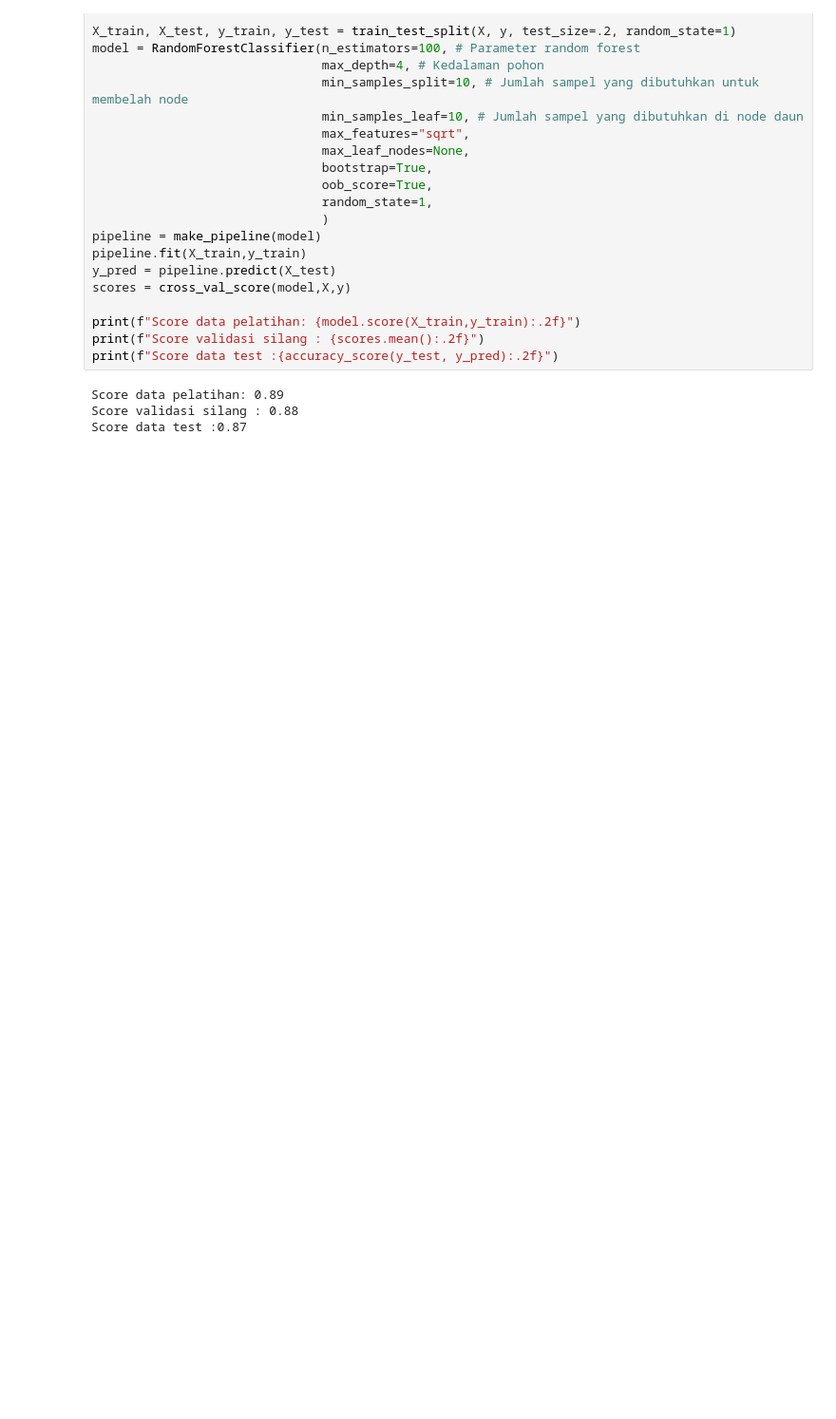
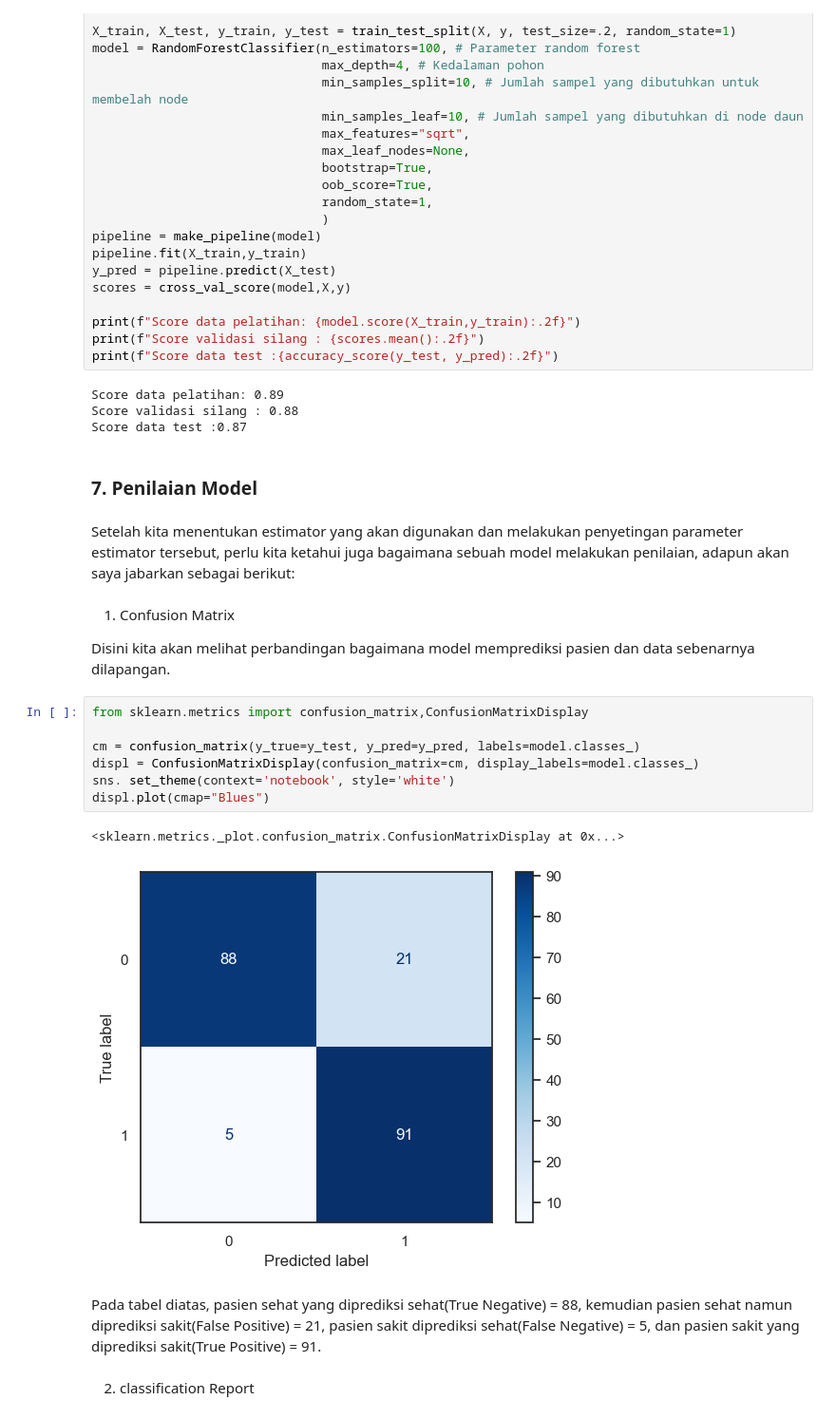
Before and after one commit to arya475/Data-Science, a Jupyter notebook: Project-Data-Science/notebooks/main.ipynb, the cells around one changed output. Shown at 95% size. Cells and saved outputs as stored; diff of their text form; blank space fills up the shorter version.

```diff
--- a/Project-Data-Science/notebooks/main.ipynb
+++ b/Project-Data-Science/notebooks/main.ipynb
@@ -262,3 +262,25 @@ print(f"Score data test :{accuracy_score(y_test, y_pred):.2f}")
 Score data pelatihan: 0.89
 Score validasi silang : 0.88
 Score data test :0.87
+# %% [markdown]
+### 7. Penilaian Model
+# %% [markdown]
+Setelah kita menentukan estimator yang akan digunakan dan melakukan penyetingan parameter estimator tersebut, perlu kita ketahui juga bagaimana sebuah model melakukan penilaian, adapun akan saya jabarkan sebagai berikut:
+# %% [markdown]
+1. Confusion Matrix
+
+Disini kita akan melihat perbandingan bagaimana model memprediksi pasien dan data sebenarnya dilapangan.
+# %%
+from sklearn.metrics import confusion_matrix,ConfusionMatrixDisplay
+
+cm = confusion_matrix(y_true=y_test, y_pred=y_pred, labels=model.classes_)
+displ = ConfusionMatrixDisplay(confusion_matrix=cm, display_labels=model.classes_)
+sns. set_theme(context='notebook', style='white')
+displ.plot(cmap="Blues")
+# %% [output]
+<sklearn.metrics._plot.confusion_matrix.ConfusionMatrixDisplay at 0x...>
+[figure, added]
+# %% [markdown]
+Pada tabel diatas, pasien sehat yang diprediksi sehat(True Negative) = 88, kemudian pasien sehat namun diprediksi sakit(False Positive) = 21, pasien sakit diprediksi sehat(False Negative) = 5, dan pasien sakit yang diprediksi sakit(True Positive) = 91.
+# %% [markdown]
+2. classification Report
```
Also changed, not shown: parts of 5 cells of this notebook, 1 other file.
